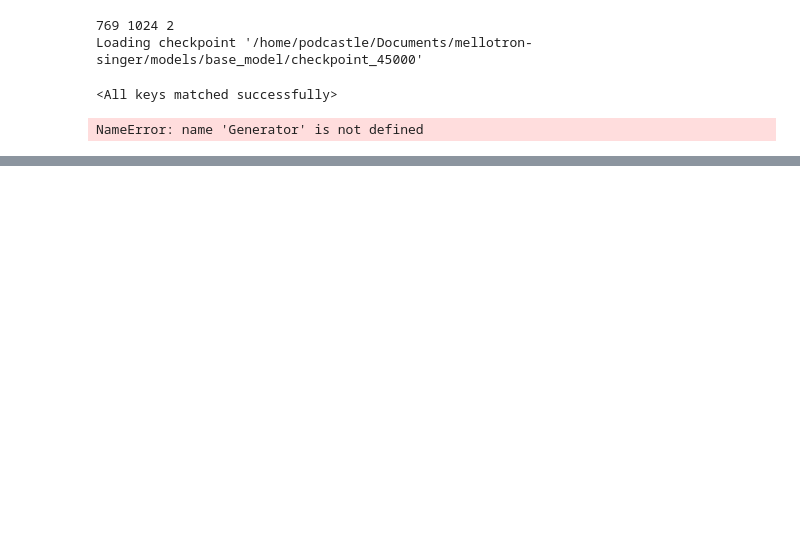
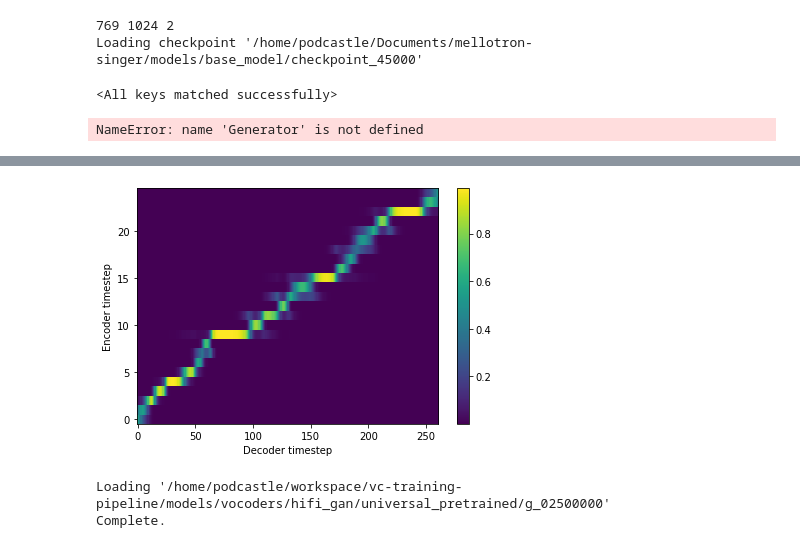
Before and after one commit to armenmkrt/mellotron-singer, a Jupyter notebook: inference.ipynb, the cells around one changed output, grey strips where cells are left out. Saved outputs shown, nothing was run; the diff lists cells and outputs as text; code cells hidden in the pictures; blank space fills up the shorter version.

```diff
--- a/inference.ipynb
+++ b/inference.ipynb
@@ -101,0 +102,12 @@ for i, (part, v) in enumerate(data.items()):
+# %%
+%matplotlib inline
+fig, ax = plt.subplots(figsize=(6, 4))
+im = ax.imshow(alignment_np, aspect='auto', origin='lower',
+               interpolation='none')
+fig.colorbar(im, ax=ax)
+xlabel = 'Decoder timestep'
+plt.xlabel(xlabel)
+plt.ylabel('Encoder timestep')
+plt.tight_layout()
+# %% [output]
+[figure, added]
@@ -101,0 +121,11 @@ for i, (part, v) in enumerate(data.items()):
+# %%
+hparams = OmegaConf.load('/home/podcastle/workspace/vc-training-pipeline/configs/config.yaml')
+vocoder = Generator(hparams).to(device)
+
+vocoder_checkpoint_dict = load_checkpoint(vocoder_checkpoint_path, device)
+vocoder.load_state_dict(vocoder_checkpoint_dict['generator'])
+vocoder.eval()
+vocoder.remove_weight_norm()
+# %% [output]
+Loading '/home/podcastle/workspace/vc-training-pipeline/models/vocoders/hifi_gan/universal_pretrained/g_02500000'
+Complete.
```
Also changed, not shown: parts of 12 cells of this notebook, 2 other files.
